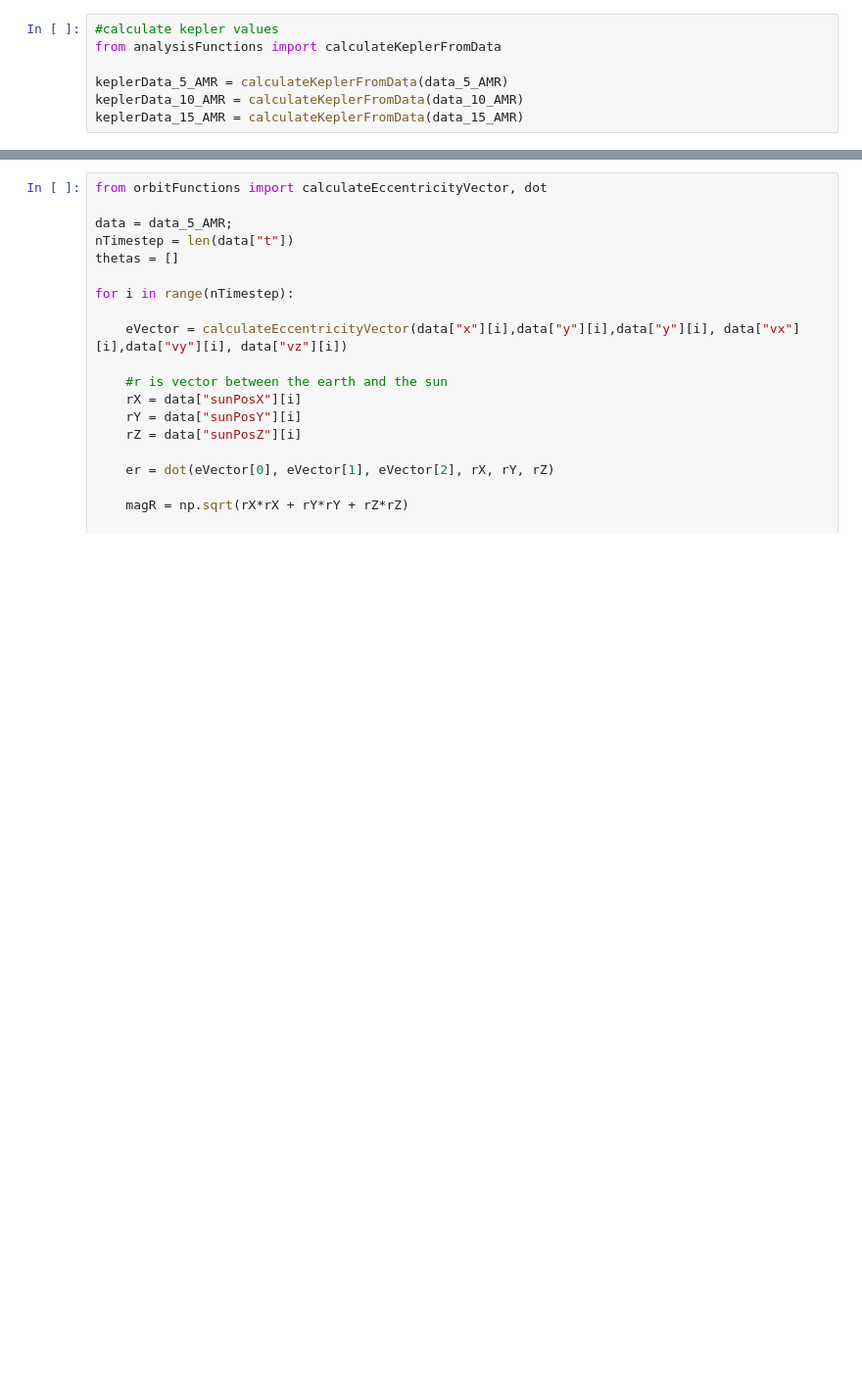
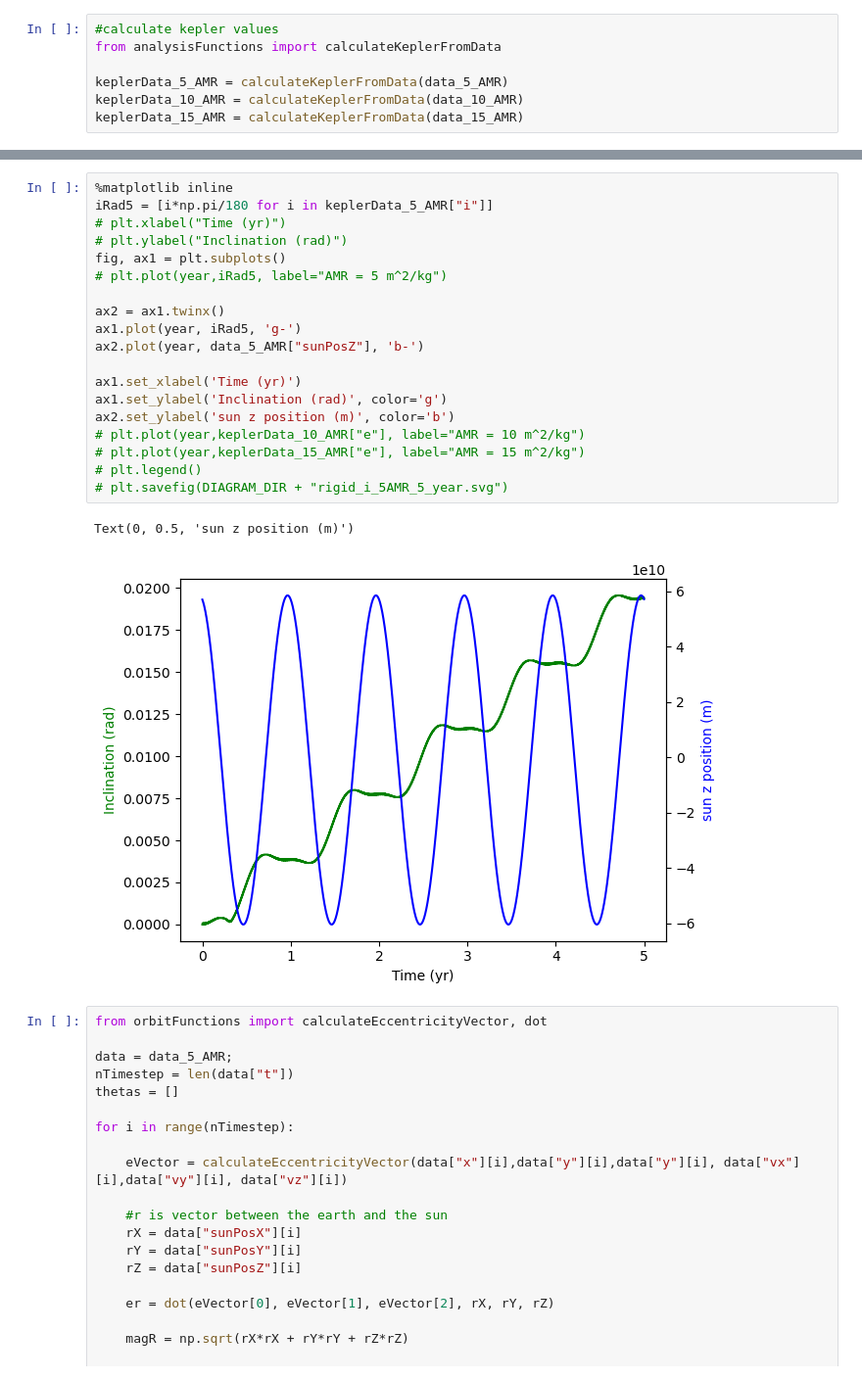
Before and after one commit to FRAZ5094/masters_project, a Jupyter notebook: python/analyseRigidSRPOrbitData.ipynb, the cells around one changed output, grey strips where cells are left out. Shown at 98% size. Saved outputs shown, nothing was run; the diff lists cells and outputs as text; blank space fills up the shorter version.

```diff
--- a/python/analyseRigidSRPOrbitData.ipynb
+++ b/python/analyseRigidSRPOrbitData.ipynb
@@ -67,3 +96,25 @@ plt.legend()
+# %%
+%matplotlib inline
+iRad5 = [i*np.pi/180 for i in keplerData_5_AMR["i"]]
+# plt.xlabel("Time (yr)")
+# plt.ylabel("Inclination (rad)")
+fig, ax1 = plt.subplots()
+# plt.plot(year,iRad5, label="AMR = 5 m^2/kg")
+
+ax2 = ax1.twinx()
+ax1.plot(year, iRad5, 'g-')
+ax2.plot(year, data_5_AMR["sunPosZ"], 'b-')
+
+ax1.set_xlabel('Time (yr)')
+ax1.set_ylabel('Inclination (rad)', color='g')
+ax2.set_ylabel('sun z position (m)', color='b')
+# plt.plot(year,keplerData_10_AMR["e"], label="AMR = 10 m^2/kg")
+# plt.plot(year,keplerData_15_AMR["e"], label="AMR = 15 m^2/kg")
+# plt.legend()
+# plt.savefig(DIAGRAM_DIR + "rigid_i_5AMR_5_year.svg")
+# %% [output]
+Text(0, 0.5, 'sun z position (m)')
+[figure, added]
 # %%
 from orbitFunctions import calculateEccentricityVector, dot
 
```
Also changed, not shown: parts of 5 cells of this notebook, 7 other files.
